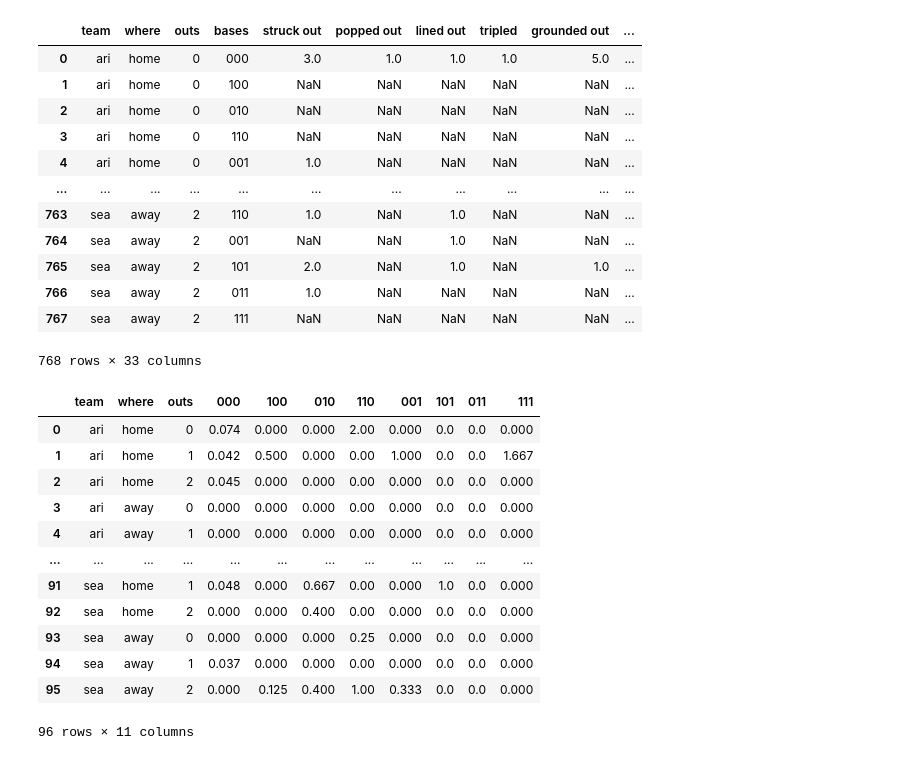
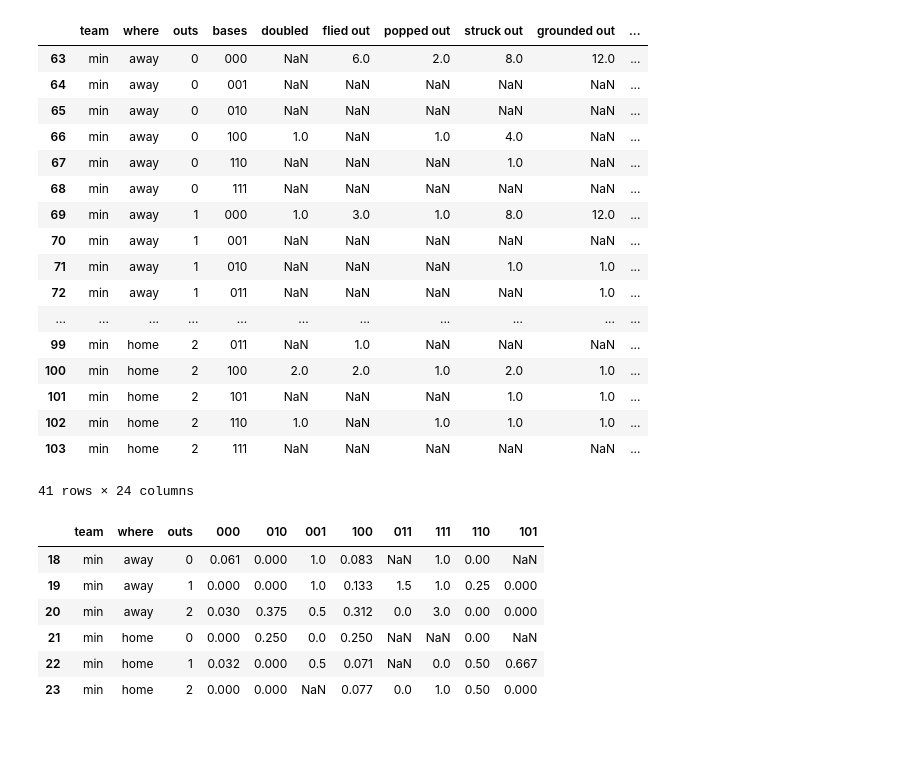
Before and after one commit to dpasse/rc, a Jupyter notebook: notebooks/mlb/pbp_state_likelihoods.ipynb, the cells around one changed output. Drawn from its saved outputs; the diff is of its cells as text; code cells hidden in the pictures.

```diff
--- a/notebooks/mlb/pbp_state_likelihoods.ipynb
+++ b/notebooks/mlb/pbp_state_likelihoods.ipynb
@@ -8,7 +8,7 @@ from collections import defaultdict
 from typing import Any, Dict, List
 # %%
 graph = {}
-with open(f'../../data/mlb/computes/team_event_graph.json', 'r', encoding='UTF8') as pbp_input:
+with open(f'../../data/mlb/pbp/computes/team_event_graph.json', 'r', encoding='UTF8') as pbp_input:
     graph = json.load(pbp_input)
 # %%
 def compute_likelihoods(graph):
@@ -85,35 +86,39 @@ def flatten_full_graph(graph):
                     records.append(row)
 
     return records
-# %%
-pd.DataFrame(flatten_full_graph(graph))
-# %% [output]
-|  | team | where | outs | bases | struck out | popped out | lined out | tripled | grounded out | ... |
-| 0 | ari | home | 0 | 000 | 3.0 | 1.0 | 1.0 | 1.0 | 5.0 | ... |
-| 1 | ari | home | 0 | 100 | NaN | NaN | NaN | NaN | NaN | ... |
-| 2 | ari | home | 0 | 010 | NaN | NaN | NaN | NaN | NaN | ... |
-| 3 | ari | home | 0 | 110 | NaN | NaN | NaN | NaN | NaN | ... |
-| 4 | ari | home | 0 | 001 | 1.0 | NaN | NaN | NaN | NaN | ... |
-| ... | ... | ... | ... | ... | ... | ... | ... | ... | ... | ... |
-| 763 | sea | away | 2 | 110 | 1.0 | NaN | 1.0 | NaN | NaN | ... |
-| 764 | sea | away | 2 | 001 | NaN | NaN | 1.0 | NaN | NaN | ... |
-| 765 | sea | away | 2 | 101 | 2.0 | NaN | 1.0 | NaN | 1.0 | ... |
-| 766 | sea | away | 2 | 011 | 1.0 | NaN | NaN | NaN | NaN | ... |
-| 767 | sea | away | 2 | 111 | NaN | NaN | NaN | NaN | NaN | ... |
-768 rows × 33 columns
-# %%
-pd.DataFrame(flatten_graph(likelihood_graph))
-# %% [output]
-|  | team | where | outs | 000 | 100 | 010 | 110 | 001 | 101 | 011 | 111 |
-| 0 | ari | home | 0 | 0.074 | 0.000 | 0.000 | 2.00 | 0.000 | 0.0 | 0.0 | 0.000 |
-| 1 | ari | home | 1 | 0.042 | 0.500 | 0.000 | 0.00 | 1.000 | 0.0 | 0.0 | 1.667 |
-| 2 | ari | home | 2 | 0.045 | 0.000 | 0.000 | 0.00 | 0.000 | 0.0 | 0.0 | 0.000 |
-| 3 | ari | away | 0 | 0.000 | 0.000 | 0.000 | 0.00 | 0.000 | 0.0 | 0.0 | 0.000 |
-| 4 | ari | away | 1 | 0.000 | 0.000 | 0.000 | 0.00 | 0.000 | 0.0 | 0.0 | 0.000 |
-| ... | ... | ... | ... | ... | ... | ... | ... | ... | ... | ... | ... |
-| 91 | sea | home | 1 | 0.048 | 0.000 | 0.667 | 0.00 | 0.000 | 1.0 | 0.0 | 0.000 |
-| 92 | sea | home | 2 | 0.000 | 0.000 | 0.400 | 0.00 | 0.000 | 0.0 | 0.0 | 0.000 |
-| 93 | sea | away | 0 | 0.000 | 0.000 | 0.000 | 0.25 | 0.000 | 0.0 | 0.0 | 0.000 |
-| 94 | sea | away | 1 | 0.037 | 0.000 | 0.000 | 0.00 | 0.000 | 0.0 | 0.0 | 0.000 |
-| 95 | sea | away | 2 | 0.000 | 0.125 | 0.400 | 1.00 | 0.333 | 0.0 | 0.0 | 0.000 |
-96 rows × 11 columns
+# %%
+df = pd.DataFrame(flatten_full_graph(graph))
+df = df.sort_values(['team', 'where', 'outs', 'bases'])
+df = df[df.team == 'min']
+df
+# %% [output]
+|  | team | where | outs | bases | doubled | flied out | popped out | struck out | grounded out | ... |
+| 63 | min | away | 0 | 000 | NaN | 6.0 | 2.0 | 8.0 | 12.0 | ... |
+| 64 | min | away | 0 | 001 | NaN | NaN | NaN | NaN | NaN | ... |
+| 65 | min | away | 0 | 010 | NaN | NaN | NaN | NaN | NaN | ... |
+| 66 | min | away | 0 | 100 | 1.0 | NaN | 1.0 | 4.0 | NaN | ... |
+| 67 | min | away | 0 | 110 | NaN | NaN | NaN | 1.0 | NaN | ... |
+| 68 | min | away | 0 | 111 | NaN | NaN | NaN | NaN | NaN | ... |
+| 69 | min | away | 1 | 000 | 1.0 | 3.0 | 1.0 | 8.0 | 12.0 | ... |
+| 70 | min | away | 1 | 001 | NaN | NaN | NaN | NaN | NaN | ... |
+| 71 | min | away | 1 | 010 | NaN | NaN | NaN | 1.0 | 1.0 | ... |
+| 72 | min | away | 1 | 011 | NaN | NaN | NaN | NaN | 1.0 | ... |
+| ... | ... | ... | ... | ... | ... | ... | ... | ... | ... | ... |
+| 99 | min | home | 2 | 011 | NaN | 1.0 | NaN | NaN | NaN | ... |
+| 100 | min | home | 2 | 100 | 2.0 | 2.0 | 1.0 | 2.0 | 1.0 | ... |
+| 101 | min | home | 2 | 101 | NaN | NaN | NaN | 1.0 | 1.0 | ... |
+| 102 | min | home | 2 | 110 | 1.0 | NaN | 1.0 | 1.0 | 1.0 | ... |
+| 103 | min | home | 2 | 111 | NaN | NaN | NaN | NaN | NaN | ... |
+41 rows × 24 columns
+# %%
+df = pd.DataFrame(flatten_graph(likelihood_graph))
+df = df[df.team == 'min'].sort_values(['team', 'where', 'outs'])
+df
+# %% [output]
+|  | team | where | outs | 000 | 010 | 001 | 100 | 011 | 111 | 110 | 101 |
+| 18 | min | away | 0 | 0.061 | 0.000 | 1.0 | 0.083 | NaN | 1.0 | 0.00 | NaN |
+| 19 | min | away | 1 | 0.000 | 0.000 | 1.0 | 0.133 | 1.5 | 1.0 | 0.25 | 0.000 |
+| 20 | min | away | 2 | 0.030 | 0.375 | 0.5 | 0.312 | 0.0 | 3.0 | 0.00 | 0.000 |
+| 21 | min | home | 0 | 0.000 | 0.250 | 0.0 | 0.250 | NaN | NaN | 0.00 | NaN |
+| 22 | min | home | 1 | 0.032 | 0.000 | 0.5 | 0.071 | NaN | 0.0 | 0.50 | 0.667 |
+| 23 | min | home | 2 | 0.000 | 0.000 | NaN | 0.077 | 0.0 | 1.0 | 0.50 | 0.000 |
```
Also changed, not shown: parts of 1 cell of this notebook, 12 other files.
